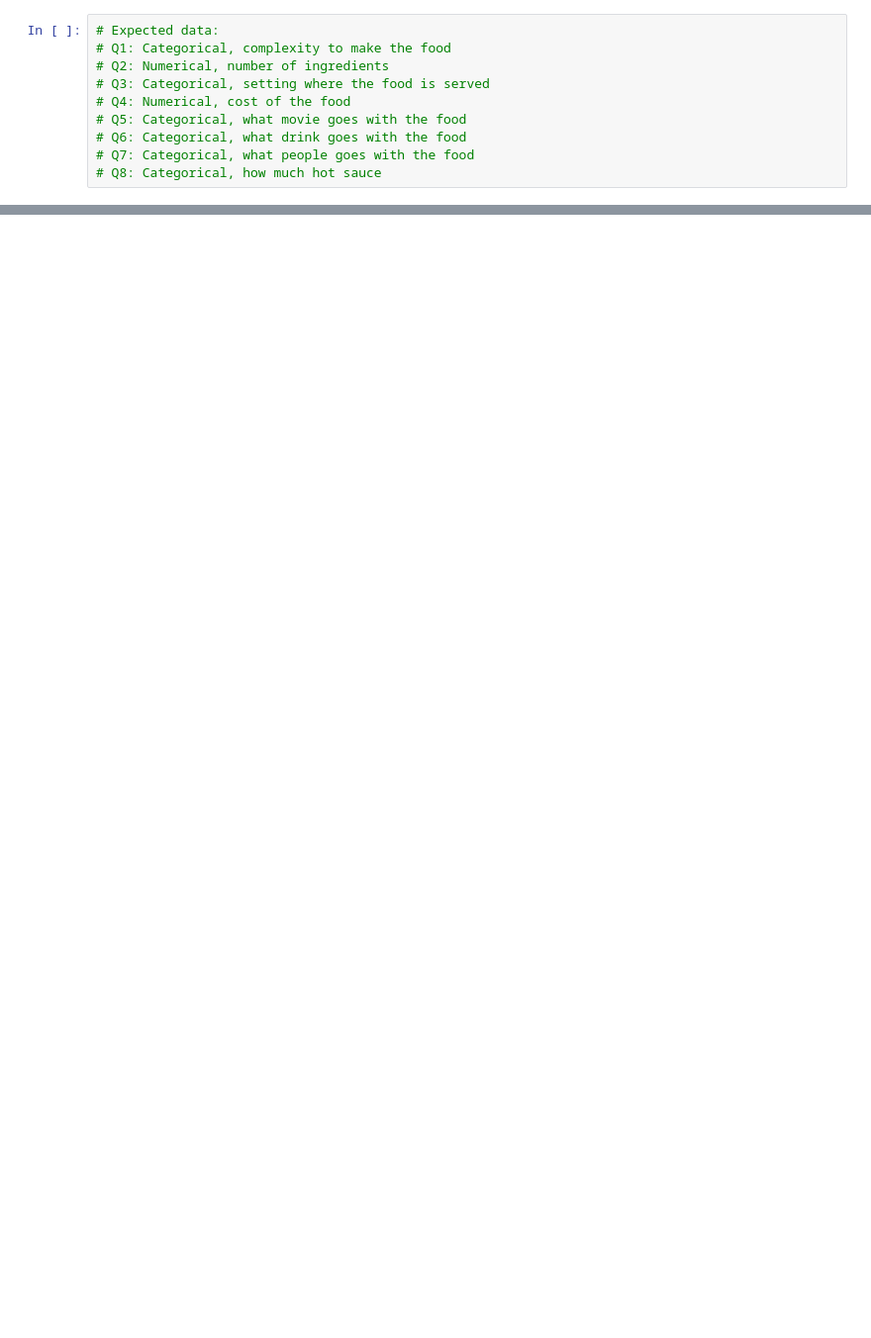
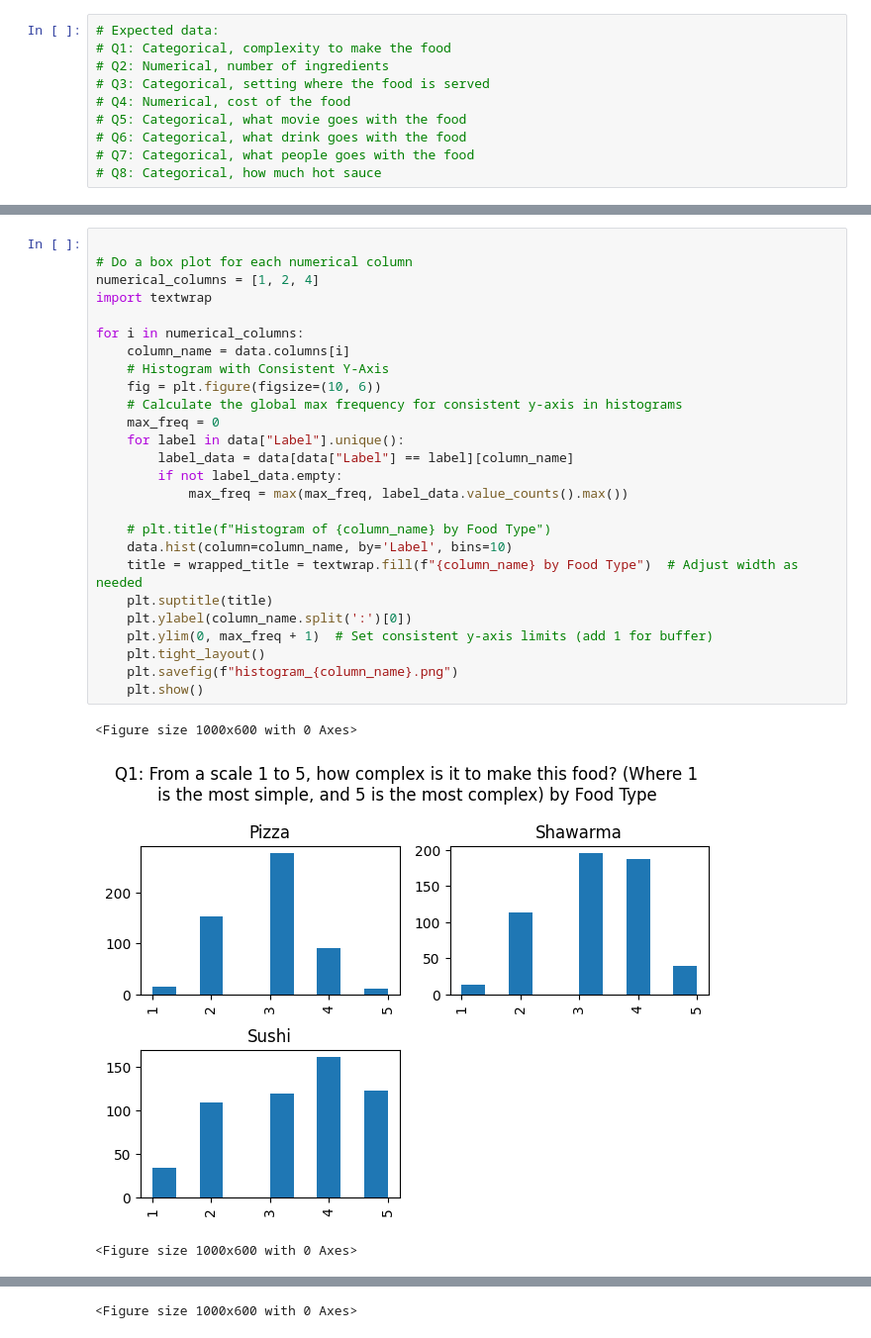
Before and after one commit to imperialinvictus/ML_Challenge, a Jupyter notebook: visualizations/plot.ipynb, the cells around one changed output, grey strips where cells are left out. Shown at 99% size. Saved outputs shown, nothing was run; the diff lists cells and outputs as text; blank space fills up the shorter version.

Commit message:
use better diagrams

```diff
--- a/visualizations/plot.ipynb
+++ b/visualizations/plot.ipynb
@@ -121,0 +84,30 @@ for i in numerical_columns:
+# %%
+
+# Do a box plot for each numerical column
+numerical_columns = [1, 2, 4]
+import textwrap
+
+for i in numerical_columns:
+    column_name = data.columns[i]
+    # Histogram with Consistent Y-Axis
+    fig = plt.figure(figsize=(10, 6))
+    # Calculate the global max frequency for consistent y-axis in histograms
+    max_freq = 0
+    for label in data["Label"].unique():
+        label_data = data[data["Label"] == label][column_name]
+        if not label_data.empty:
+            max_freq = max(max_freq, label_data.value_counts().max())
+
+    # plt.title(f"Histogram of {column_name} by Food Type")
+    data.hist(column=column_name, by='Label', bins=10)
+    title = wrapped_title = textwrap.fill(f"{column_name} by Food Type")  # Adjust width as needed
+    plt.suptitle(title)
+    plt.ylabel(column_name.split(':')[0])
+    plt.ylim(0, max_freq + 1)  # Set consistent y-axis limits (add 1 for buffer)
+    plt.tight_layout()
+    plt.savefig(f"histogram_{column_name}.png")
+    plt.show()
+# %% [output]
+<Figure size 1000x600 with 0 Axes>
+[figure, added]
+<Figure size 1000x600 with 0 Axes>
@@ -121,0 +115 @@ for i in numerical_columns:
+<Figure size 1000x600 with 0 Axes>
```
Also changed, not shown: parts of 5 cells of this notebook, 18 other files.
